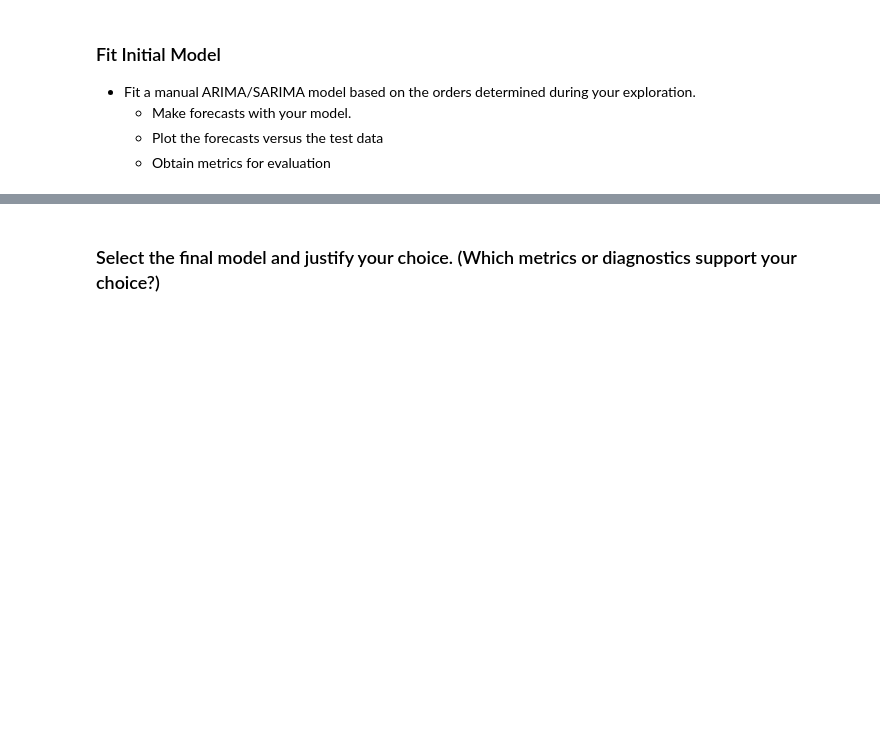
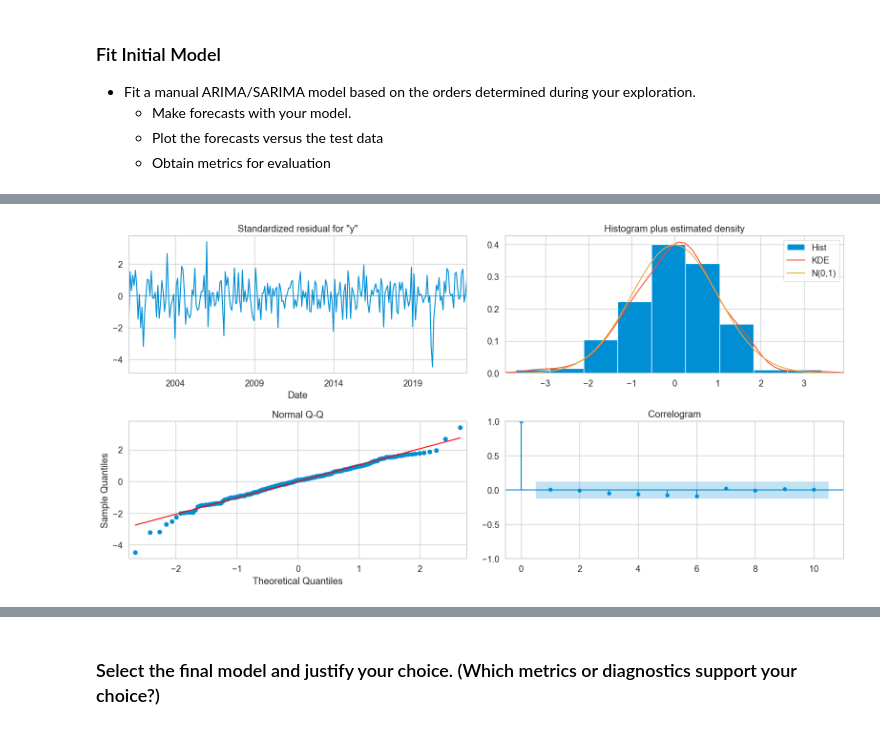
Before and after one commit to ruelanthonyb/Crime-Analysis-Project, a Jupyter notebook: Project 3 - Part 2 (Core).ipynb, the cells around one changed output, grey strips where cells are left out. Cells and saved outputs as stored; diff of their text form; code cells hidden in the pictures; blank space fills up the shorter version.

```diff
--- a/Project 3 - Part 2 (Core).ipynb
+++ b/Project 3 - Part 2 (Core).ipynb
@@ -972,3 +1050,11 @@ plot_acf_pacf(assault_ts_diff, annotate_seas=True, m = 12);
     * Obtain metrics for evaluation
     * Make forecasts with the auto_arima model
     * Plot the forecasts versus the test data
+# %%
+# Default auto_arima will select model based on AIC score
+auto_model = pm.auto_arima(
+    theft_train,
+    seasonal=True,
+    m=12,
+    trace=True
+)
@@ -974,0 +1086,6 @@ plot_acf_pacf(assault_ts_diff, annotate_seas=True, m = 12);
+# %%
+# Try auto_arima orders
+theft_auto_sarima = tsa.ARIMA(theft_train, order = auto_model.order, seasonal_order=auto_model.seasonal_order).fit()
+
+# Obtain summary of the best model from auto_arima
+theft_auto_sarima.summary()
@@ -974,0 +1113,7 @@ plot_acf_pacf(assault_ts_diff, annotate_seas=True, m = 12);
+# %%
+# Obtain diagnostic plots
+fig = theft_auto_sarima.plot_diagnostics()
+fig.set_size_inches(16,8)
+fig.tight_layout()
+# %% [output]
+[figure, added]
```
Also changed, not shown: parts of 60 cells of this notebook.
